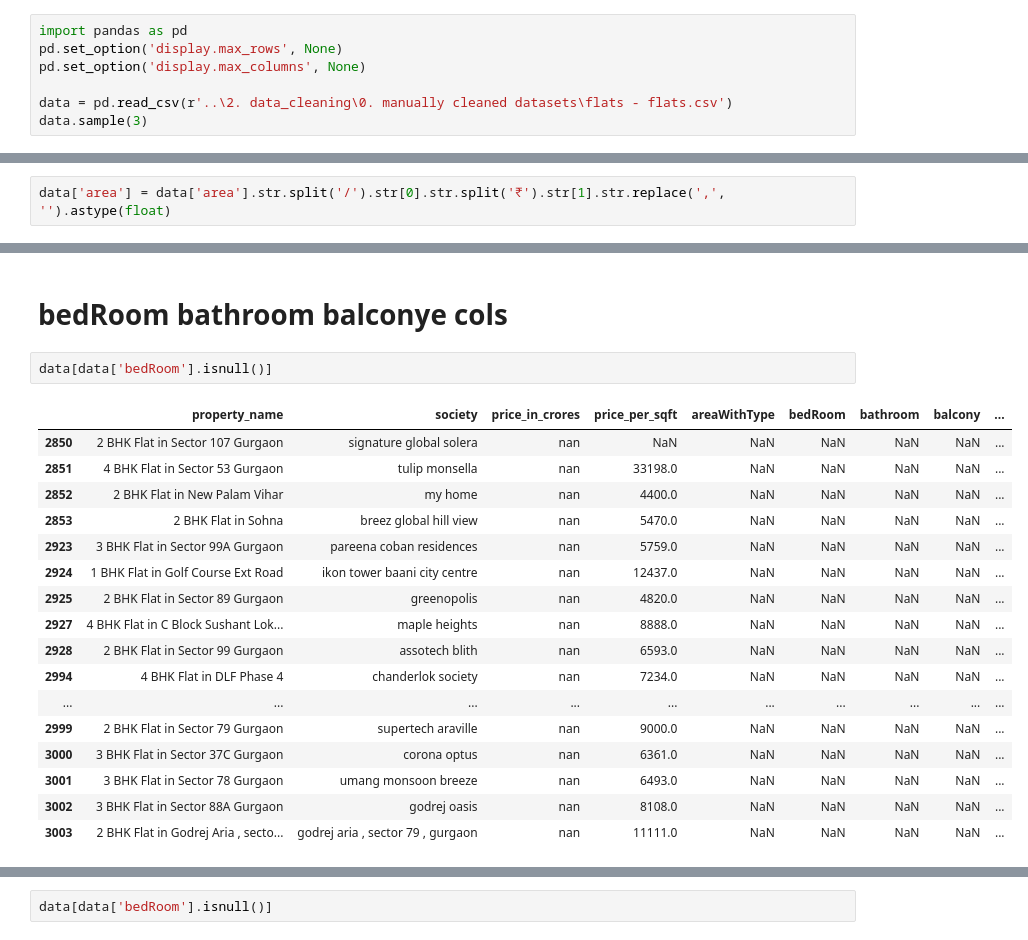
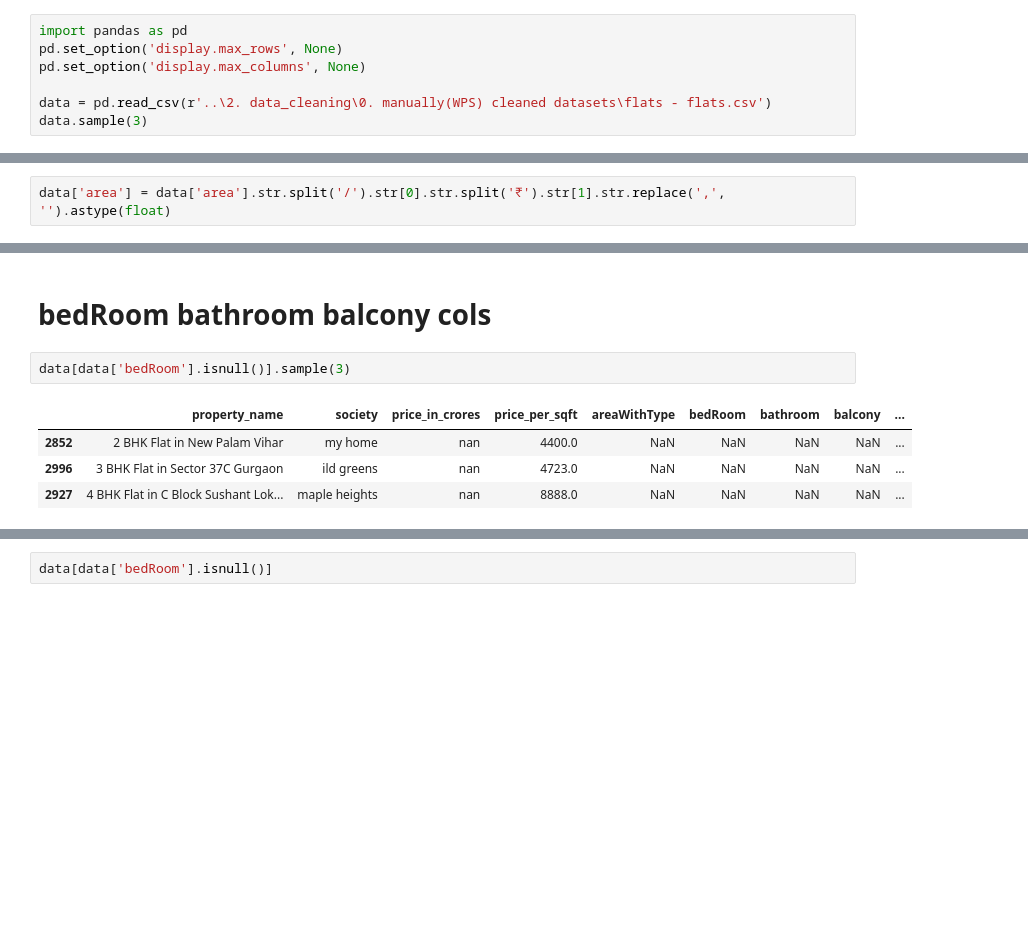
Before and after one commit to Sarvesh-Kesharwani/HousePrice_MegaProject, a Jupyter notebook: 2. data_cleaning/1. cleaning flats.ipynb, the cells around one changed output, grey strips where cells are left out. Cells and saved outputs as stored; diff of their text form; blank space fills up the shorter version.

```diff
--- a/2. data_cleaning/1. cleaning flats.ipynb
+++ b/2. data_cleaning/1. cleaning flats.ipynb
@@ -3,7 +5,7 @@ import pandas as pd
 pd.set_option('display.max_rows', None)
 pd.set_option('display.max_columns', None)
 
-data = pd.read_csv(r'..\2. data_cleaning\0. manually cleaned datasets\flats - flats.csv')
+data = pd.read_csv(r'..\2. data_cleaning\0. manually(WPS) cleaned datasets\flats - flats.csv')
 data.sample(3)
 # %% [output]
 |  | property_name | link | society | price | area | areaWithType | bedRoom | bathroom | balcony | ... |
@@ -211,25 +216,12 @@ data.sample(3)
 # %% [markdown]
-# bedRoom	bathroom	balconye cols
+# bedRoom	bathroom	balcony cols
 # %%
-data[data['bedRoom'].isnull()]
+data[data['bedRoom'].isnull()].sample(3)
 # %% [output]
 |  | property_name | society | price_in_crores | price_per_sqft | areaWithType | bedRoom | bathroom | balcony | ... |
-| 2850 | 2 BHK Flat in Sector 107 Gurgaon | signature global solera | nan | NaN | NaN | NaN | NaN | NaN | ... |
-| 2851 | 4 BHK Flat in Sector 53 Gurgaon | tulip monsella | nan | 33198.0 | NaN | NaN | NaN | NaN | ... |
 | 2852 | 2 BHK Flat in New Palam Vihar | my home | nan | 4400.0 | NaN | NaN | NaN | NaN | ... |
-| 2853 | 2 BHK Flat in Sohna | breez global hill view | nan | 5470.0 | NaN | NaN | NaN | NaN | ... |
-| 2923 | 3 BHK Flat in Sector 99A Gurgaon | pareena coban residences | nan | 5759.0 | NaN | NaN | NaN | NaN | ... |
-| 2924 | 1 BHK Flat in Golf Course Ext Road | ikon tower baani city centre | nan | 12437.0 | NaN | NaN | NaN | NaN | ... |
-| 2925 | 2 BHK Flat in Sector 89 Gurgaon | greenopolis | nan | 4820.0 | NaN | NaN | NaN | NaN | ... |
+| 2996 | 3 BHK Flat in Sector 37C Gurgaon | ild greens | nan | 4723.0 | NaN | NaN | NaN | NaN | ... |
 | 2927 | 4 BHK Flat in C Block Sushant Lok... | maple heights | nan | 8888.0 | NaN | NaN | NaN | NaN | ... |
-| 2928 | 2 BHK Flat in Sector 99 Gurgaon | assotech blith | nan | 6593.0 | NaN | NaN | NaN | NaN | ... |
-| 2994 | 4 BHK Flat in DLF Phase 4 | chanderlok society | nan | 7234.0 | NaN | NaN | NaN | NaN | ... |
-| ... | ... | ... | ... | ... | ... | ... | ... | ... | ... |
-| 2999 | 2 BHK Flat in Sector 79 Gurgaon | supertech araville | nan | 9000.0 | NaN | NaN | NaN | NaN | ... |
-| 3000 | 3 BHK Flat in Sector 37C Gurgaon | corona optus | nan | 6361.0 | NaN | NaN | NaN | NaN | ... |
-| 3001 | 3 BHK Flat in Sector 78 Gurgaon | umang monsoon breeze | nan | 6493.0 | NaN | NaN | NaN | NaN | ... |
-| 3002 | 3 BHK Flat in Sector 88A Gurgaon | godrej oasis | nan | 8108.0 | NaN | NaN | NaN | NaN | ... |
-| 3003 | 2 BHK Flat in Godrej Aria , secto... | godrej aria , sector 79 , gurgaon | nan | 11111.0 | NaN | NaN | NaN | NaN | ... |
 # %%
 data = data[~data['bedRoom'].isnull()]
 data.sample(3)
```
Also changed, not shown: parts of 20 cells of this notebook, 10 other files.
